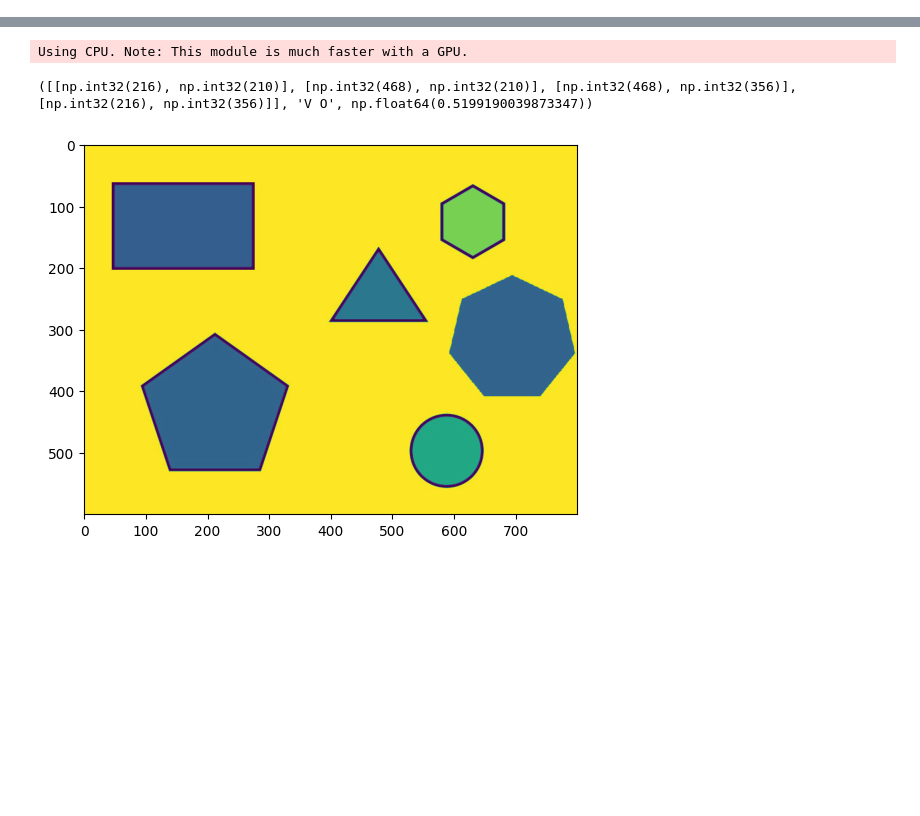
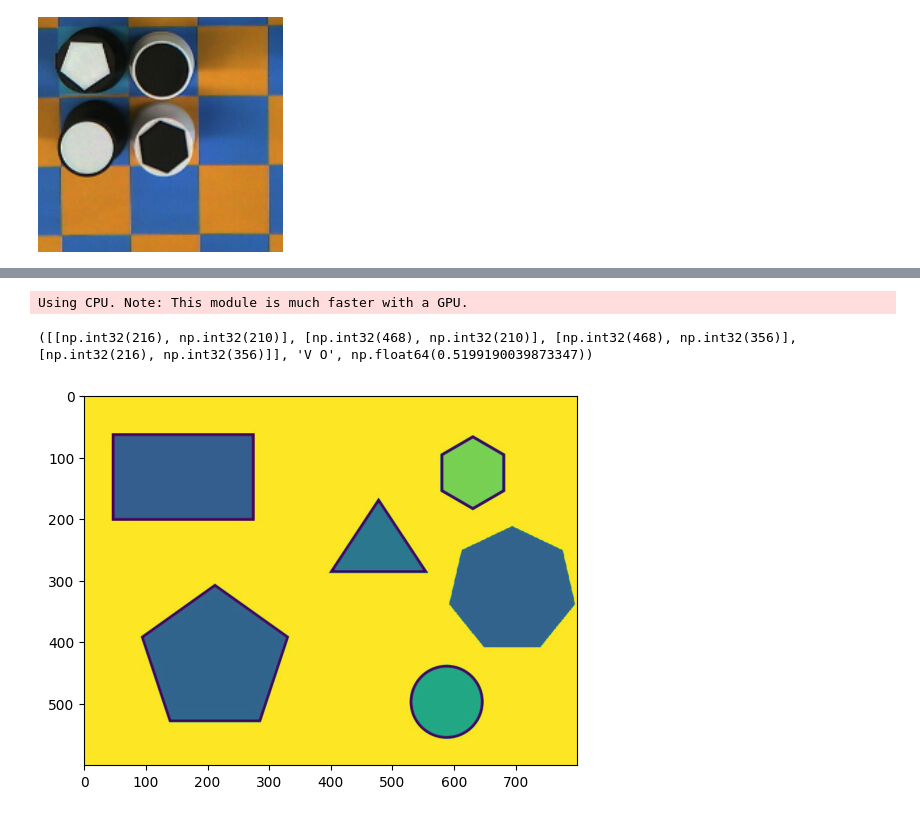
Before and after one commit to SamAdams1/ur3Chess, a Jupyter notebook: computerVision.ipynb, the cells around one changed output, grey strips where cells are left out. Drawn from its saved outputs; the diff is of its cells as text; code cells hidden in the pictures; blank space fills up the shorter version.

```diff
--- a/computerVision.ipynb
+++ b/computerVision.ipynb
@@ -21,0 +41,9 @@ im
+# %%
+left = 240
+top = 240
+right = 485
+bottom = 475
+q3 = im.crop((left, top, right, bottom))
+q3
+# %% [output]
+[figure, added]
```
Also changed, not shown: parts of 6 cells of this notebook, 4 other files.
